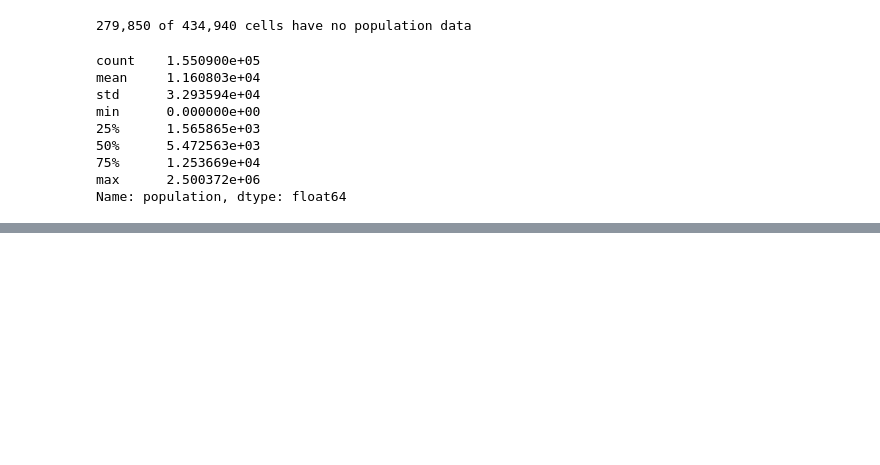
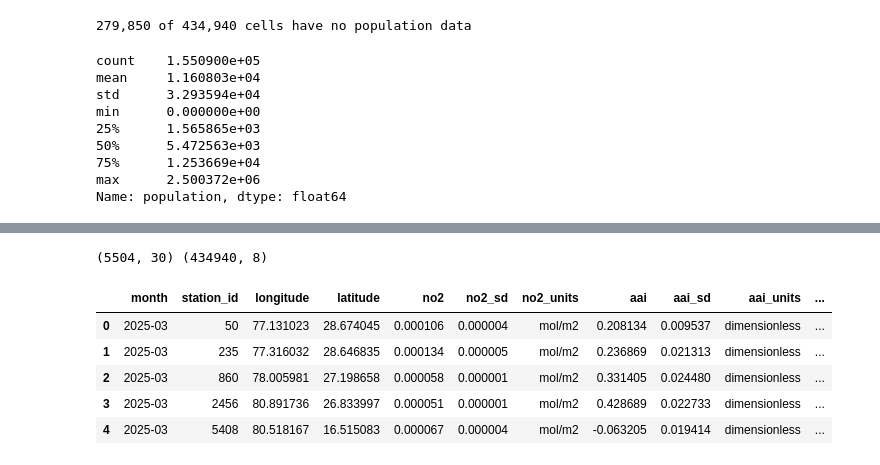
Before and after one commit to tisolab/monitoring-deserts, a Jupyter notebook: noteboox/06_population_income_features.ipynb, the cells around one changed output, grey strips where cells are left out. Drawn from its saved outputs; the diff is of its cells as text; code cells hidden in the pictures; blank space fills up the shorter version.

```diff
--- a/noteboox/06_population_income_features.ipynb
+++ b/noteboox/06_population_income_features.ipynb
@@ -67,6 +67,8 @@ ee.Initialize(project="monitoring-deserts")
 ## Step 1 - Download population data
 # %%
 # Download the population data
-paths = fetch_pop.pull_worldpop_countries(COUNTRIES, RAW_DATA_DIR, year=2020, resolution="1km")
+WORLDPOP_YEAR = 2020
+WORLDPOP_RESOLUTION = "1km"
+paths = fetch_pop.pull_worldpop_countries(COUNTRIES, RAW_DATA_DIR, year=WORLDPOP_YEAR, resolution=WORLDPOP_RESOLUTION)
 # %% [output]
 [1/5] IND: ind_ppp_2020_1km_Aggregated_UNadj.tif already downloaded, skipping
@@ -139,0 +175,7 @@ Name: population, dtype: float64
+# %%
+# Download the RWI files (India and Pakistan share one) and read them into one table of wealth points
+rwi_paths = fetch_pop.pull_rwi(COUNTRIES, RAW_DATA_DIR / "rwi")
+rwi = fetch_pop.load_rwi(rwi_paths)
+
+print(f"{len(rwi):,} RWI points from {len(set(rwi_paths.values()))} files")
+rwi["rwi"].describe()
@@ -139,0 +242,13 @@ Name: population, dtype: float64
+# %%
+# Grid cells: mean of the VIIRS pixels inside each cell, downloaded in tiles. .first() keeps the
+# image's native projection, which the resampling needs (a .mean() composite loses it).
+viirs_image = viirs.filterDate(*year_window[0]).first()
+viirs_grid = fetch_ee.download_image_on_grid(viirs_image, grid_lons, grid_lats, CELL_SIZE)
+
+grid_viirs = pd.DataFrame({
+    "cell_id": analysis_grid["cell_id"].values,
+    "viirs": viirs_grid[row, col],
+})
+
+print(f"Grid cells without VIIRS: {grid_viirs['viirs'].isna().sum():,} of {len(grid_viirs):,}")
+grid_viirs["viirs"].describe()
@@ -139,0 +270,29 @@ Name: population, dtype: float64
+# %%
+# Station features merge onto analysis_df on station_id only (they have no month), keeping every row
+station_features = (station_population
+                    .merge(station_rwi, on="station_id")
+                    .merge(station_viirs, on="station_id"))
+assert station_features["station_id"].is_unique
+
+new_analysis_df = analysis_df.merge(station_features, on="station_id", how="left")
+assert len(new_analysis_df) == len(analysis_df), "merge changed the number of rows"
+new_analysis_df.to_parquet(CLEAN_DATA_DIR / "analysis_df.parquet")
+
+# Grid features, one row per cell
+grid_features = (analysis_grid[["cell_id", "centroid_lon", "centroid_lat"]]
+                 .merge(grid_population, on="cell_id")
+                 .merge(grid_rwi, on="cell_id")
+                 .merge(grid_viirs, on="cell_id"))
+assert len(grid_features) == len(analysis_grid), "merge changed the number of cells"
+grid_features.to_parquet(CLEAN_DATA_DIR / "grid_features.parquet")
+
+print(new_analysis_df.shape, grid_features.shape)
+new_analysis_df.head()
+# %% [output]
+(5504, 30) (434940, 8)
+|  | month | station_id | longitude | latitude | no2 | no2_sd | no2_units | aai | aai_sd | aai_units | ... |
+| 0 | 2025-03 | 50 | 77.131023 | 28.674045 | 0.000106 | 0.000004 | mol/m2 | 0.208134 | 0.009537 | dimensionless | ... |
+| 1 | 2025-03 | 235 | 77.316032 | 28.646835 | 0.000134 | 0.000005 | mol/m2 | 0.236869 | 0.021313 | dimensionless | ... |
+| 2 | 2025-03 | 860 | 78.005981 | 27.198658 | 0.000058 | 0.000001 | mol/m2 | 0.331405 | 0.024480 | dimensionless | ... |
+| 3 | 2025-03 | 2456 | 80.891736 | 26.833997 | 0.000051 | 0.000001 | mol/m2 | 0.428689 | 0.022733 | dimensionless | ... |
+| 4 | 2025-03 | 5408 | 80.518167 | 16.515083 | 0.000067 | 0.000004 | mol/m2 | -0.063205 | 0.019414 | dimensionless | ... |
```
Also changed, not shown: parts of 13 cells of this notebook, 1 other file.
